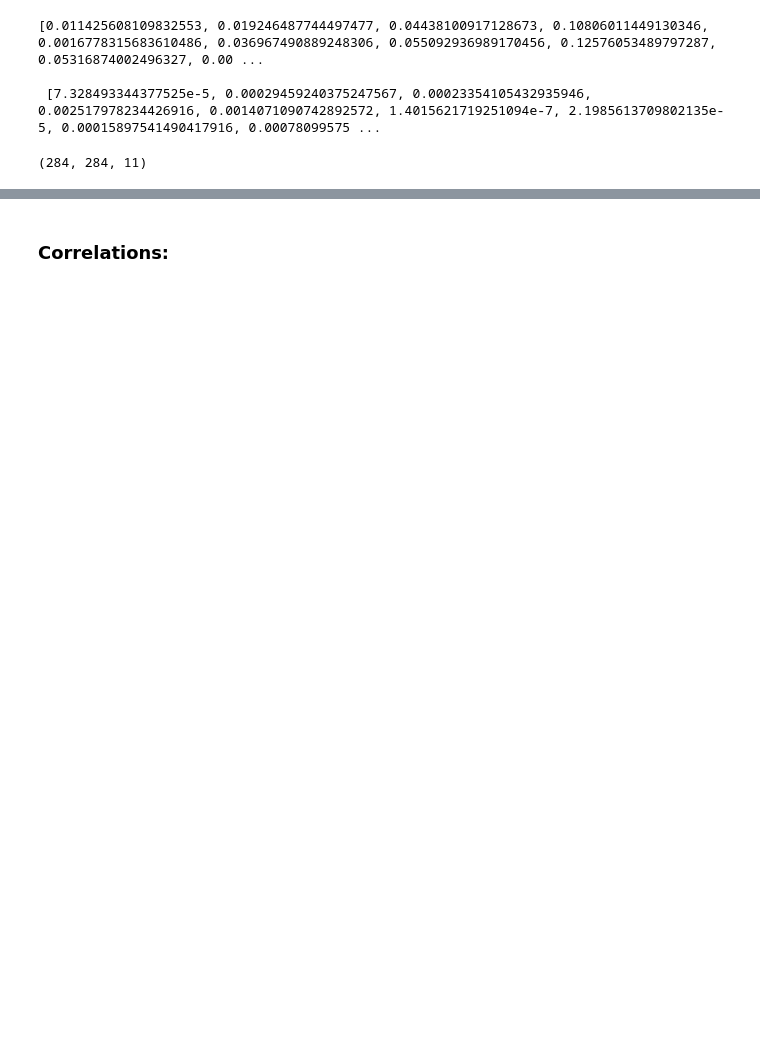
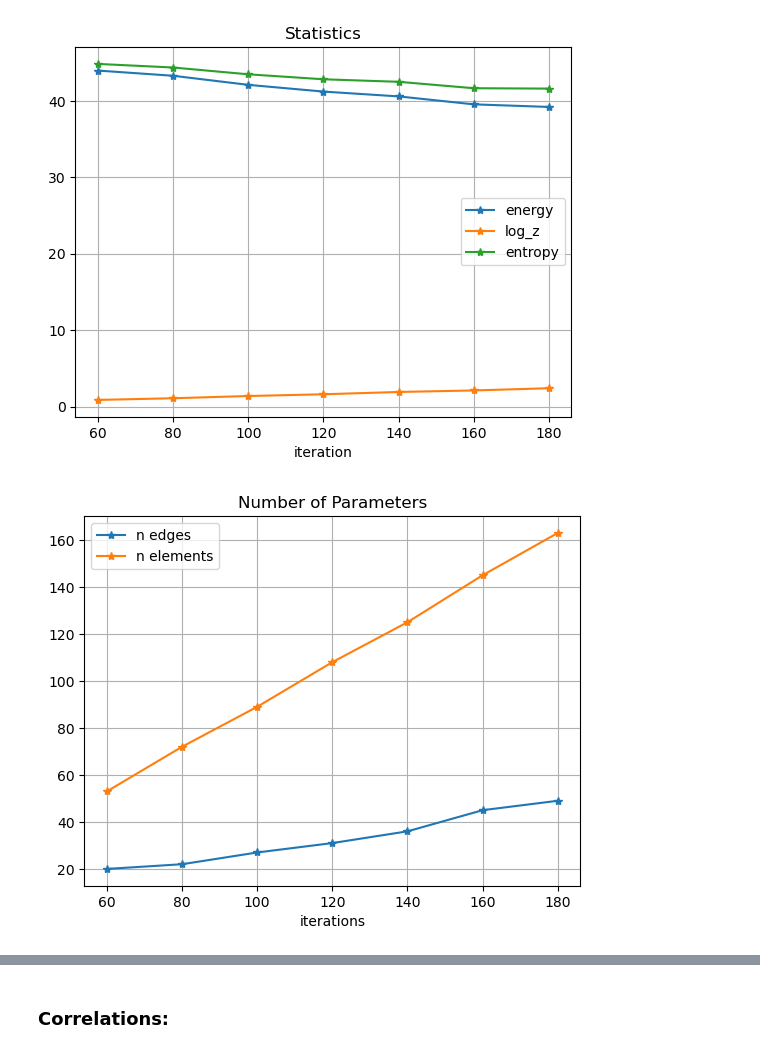
Before and after one commit to robertonetti/2.0.FCSeqTools.jl, a Jupyter notebook: Example/Plotting_Notebook/plotting_python.ipynb, the cells around one changed output, grey strips where cells are left out. Drawn from its saved outputs; the diff is of its cells as text; code cells hidden in the pictures; blank space fills up the shorter version.

Commit message:
statistics

```diff
--- a/Example/Plotting_Notebook/plotting_python.ipynb
+++ b/Example/Plotting_Notebook/plotting_python.ipynb
@@ -14,7 +17 @@ for i in range(20,295,25):
-# %%
-print(lines3[0][0], "\n", lines[-1])
-# %% [output]
-[0.011425608109832553, 0.019246487744497477, 0.04438100917128673, 0.10806011449130346, 0.0016778315683610486, 0.036967490889248306, 0.055092936989170456, 0.12576053489797287, 0.05316874002496327, 0.00 ...
-
- [7.328493344377525e-5, 0.00029459240375247567, 0.00023354105432935946, 0.002517978234426916, 0.0014071090742892572, 1.4015621719251094e-7, 2.1985613709802135e-5, 0.00015897541490417916, 0.00078099575 ...
 # %%
@@ -56,6 +75,8 @@ def dkl_ave(dkls):
     tot /= len(dkls)
     return tot
 # %%
+matrix_stat = read_iteration(lines4)
+
 all_steps_single_dkl = str2array_for_matrices(lines1)
 all_steps_full_dkl = str2array_for_full(lines2)
 
@@ -66,7 +87,51 @@ for five_lines in lines3:
 all_steps_sum_single_dkl = []
 for i in all_steps_single_dkl:
     all_steps_sum_single_dkl.append(sum(i))
-# %%
-len(all_steps_single_dkl), len(all_steps_full_dkl), len(every_five_single_dkl)
-# %% [output]
-(284, 284, 11)
+# %%
+iter            = matrix_stat[:, 0]
+energy          = matrix_stat[:, 1]
+log_z           = matrix_stat[:, 2]
+entropy         = matrix_stat[:, 3]
+score           = matrix_stat[:, 4]
+n_edges         = matrix_stat[:, 5]
+n_elements      = matrix_stat[:, 6]
+edge_complex    = matrix_stat[:, 7]
+element_complex = matrix_stat[:, 8]
+#iter #energy #log_z #entropy #score #n edges #n elements #edge complexity                                               #elements complexity
+
+plt.plot(iter, energy,"-*", label="energy")
+plt.plot(iter, log_z,"-*", label="log_z")
+plt.plot(iter, entropy,"-*", label="entropy")
+plt.grid("True")
+plt.legend()
+plt.title("Statistics")
+plt.xlabel("iteration")
+#plt.ylabel("sum of singles")
+plt.show()
+
+
+
+plt.plot(iter, n_edges,"-*", label="n edges")
+plt.plot(iter, n_elements,"-*", label="n elements")
+#plt.plot(iter, entropy,"-*", label="entropy")
+plt.grid("True")
+plt.legend()
+plt.title("Number of Parameters")
+plt.xlabel("iterations")
+#plt.ylabel("sum of singles")
+plt.show()
+
+
+
+plt.plot(iter, edge_complex,"-*", label="edges complexity(%)")
+plt.plot(iter, element_complex,"-*", label="elements complexity(%)")
+#plt.plot(iter, entropy,"-*", label="entropy")
+plt.grid("True")
+plt.legend()
+plt.title("Complexity")
+plt.xlabel("iterations")
+plt.ylabel("percentage")
+plt.show()
+# %% [output]
+[figure, added]
+[figure, added]
```
Also changed, not shown: parts of 5 cells of this notebook, 53 other files.
